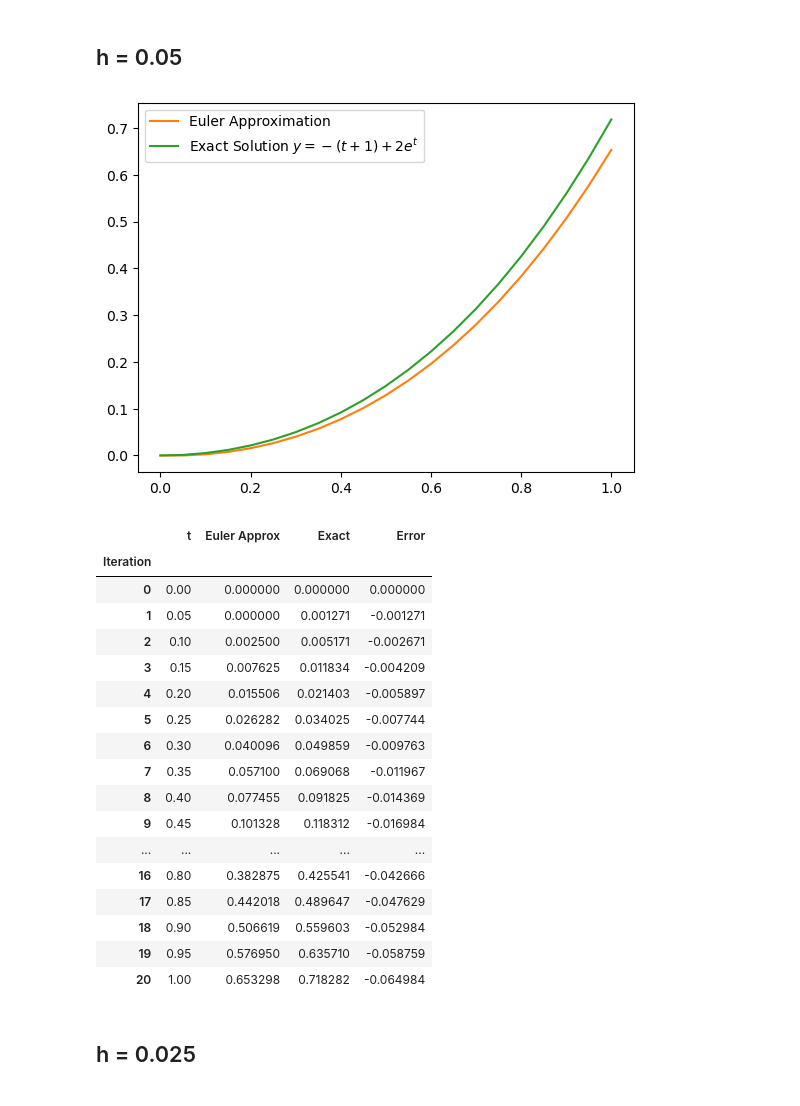
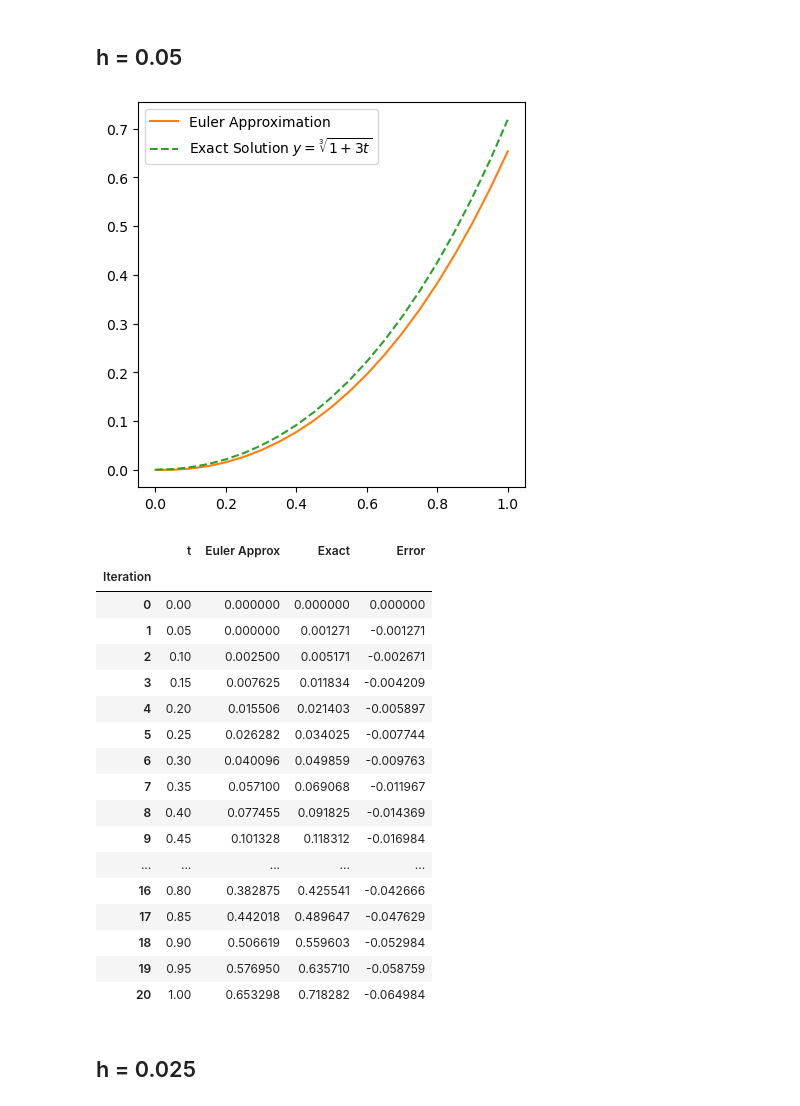
Before and after one commit to byeolla/Numerical_analysis, a Jupyter notebook: euler_method.ipynb, the cells around one changed output. Cells and saved outputs as stored; diff of their text form; code cells hidden in the pictures.

```diff
--- a/euler_method.ipynb
+++ b/euler_method.ipynb
@@ -88,14 +90,15 @@ u.set_index("Iteration")
 # %% [markdown]
 ## h = 0.05
 # %%
-u, grid, approx, exact = euler_method(f, g, 0, 1, f0, 0.05)
-plt.plot(grid, approx, label="Euler Approximation", c="C1")
-plt.plot(grid, exact, label="Exact Solution $y=-(t+1)+2e^{t}$", c="C2")
+plt.figure(figsize=(5,5))
+u, grid, ygrid, exact = euler_method(f,g, 0, 1, 0, 0.05)
+plt.plot(grid, ygrid, label="Euler Approximation", c="C1")
+plt.plot(grid, exact, label="Exact Solution $y=\sqrt[3]{1+3t}$", c="C2", linestyle='--')
 plt.legend()
 plt.show()
 u.set_index("Iteration")
 # %% [output]
-[figure, old version]
+[figure, new version]
 |  | t | Euler Approx | Exact | Error |
 | Iteration |  |  |  |  |
 | 0 | 0.00 | 0.000000 | 0.000000 | 0.000000 |
```
Also changed, not shown: parts of 3 cells of this notebook, 3 other files.
